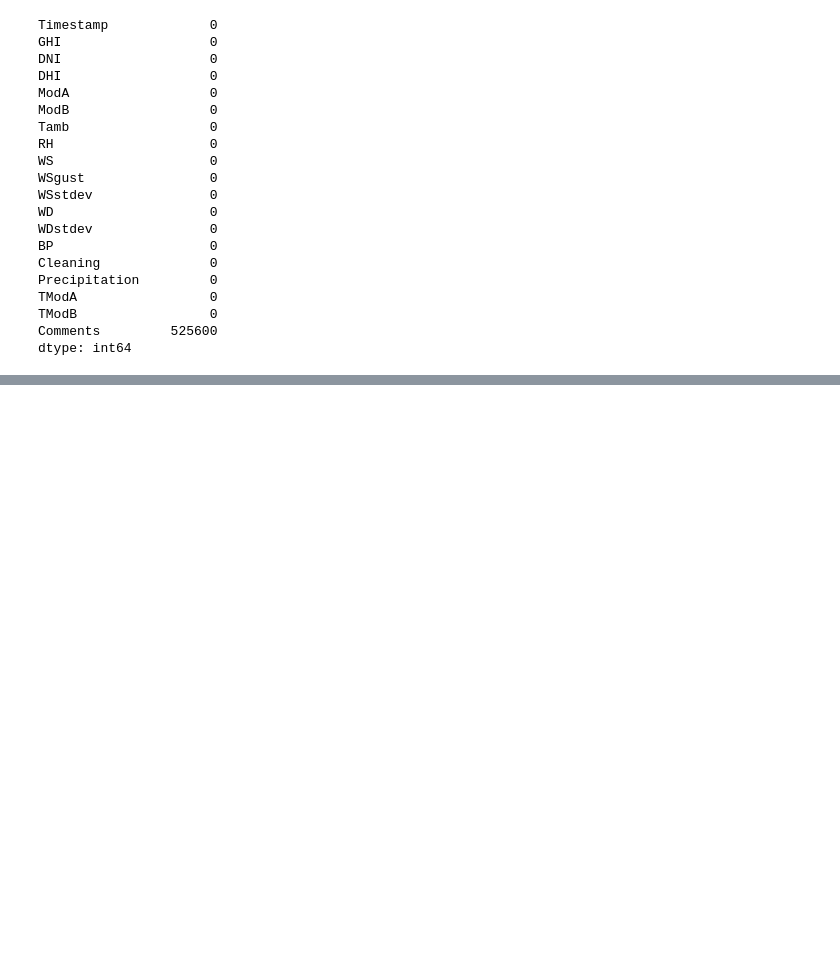
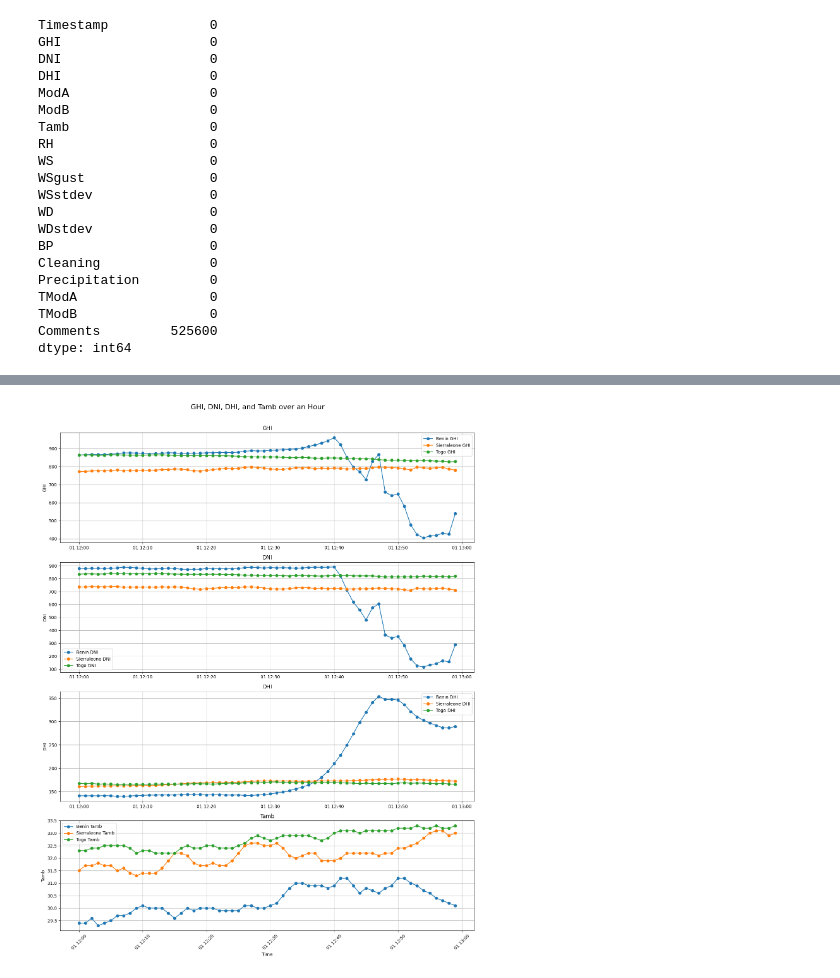
Before and after one commit to wolderufael/solar_raiation_EDA_week0, a Jupyter notebook: notebooks/EDA.ipynb, the cells around one changed output, grey strips where cells are left out. Drawn from its saved outputs; the diff is of its cells as text; code cells hidden in the pictures; blank space fills up the shorter version.

Commit message:
time series analysis over a day

```diff
--- a/notebooks/EDA.ipynb
+++ b/notebooks/EDA.ipynb
@@ -81,0 +64,6 @@ line_graph_over_a_day(df_togo_cleaned)
+# %%
+#Time series analysis of GHI, DNI, DHI and Tamb over an hour
+
+plot_over_an_hour(df_benin_cleaned,df_sierraleone_cleaned,df_togo_cleaned)
+# %% [output]
+[figure, added]
```
Also changed, not shown: parts of 4 cells of this notebook, 1 other file.
